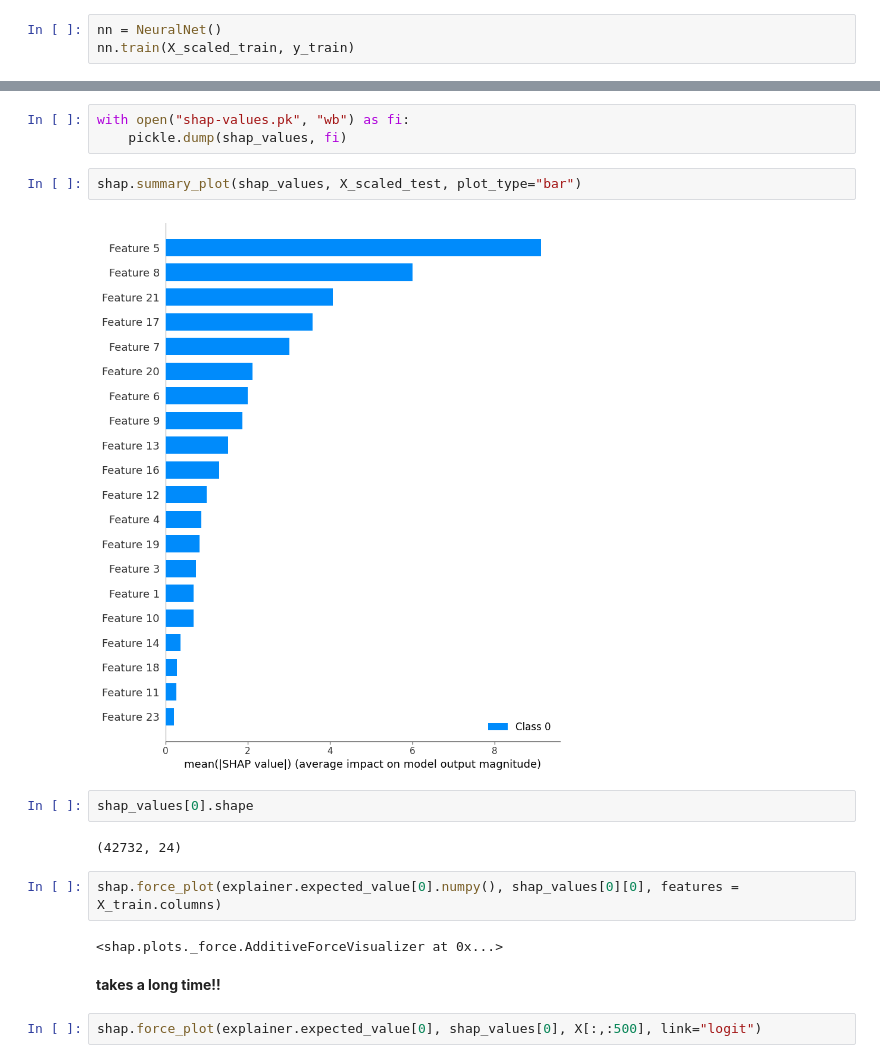
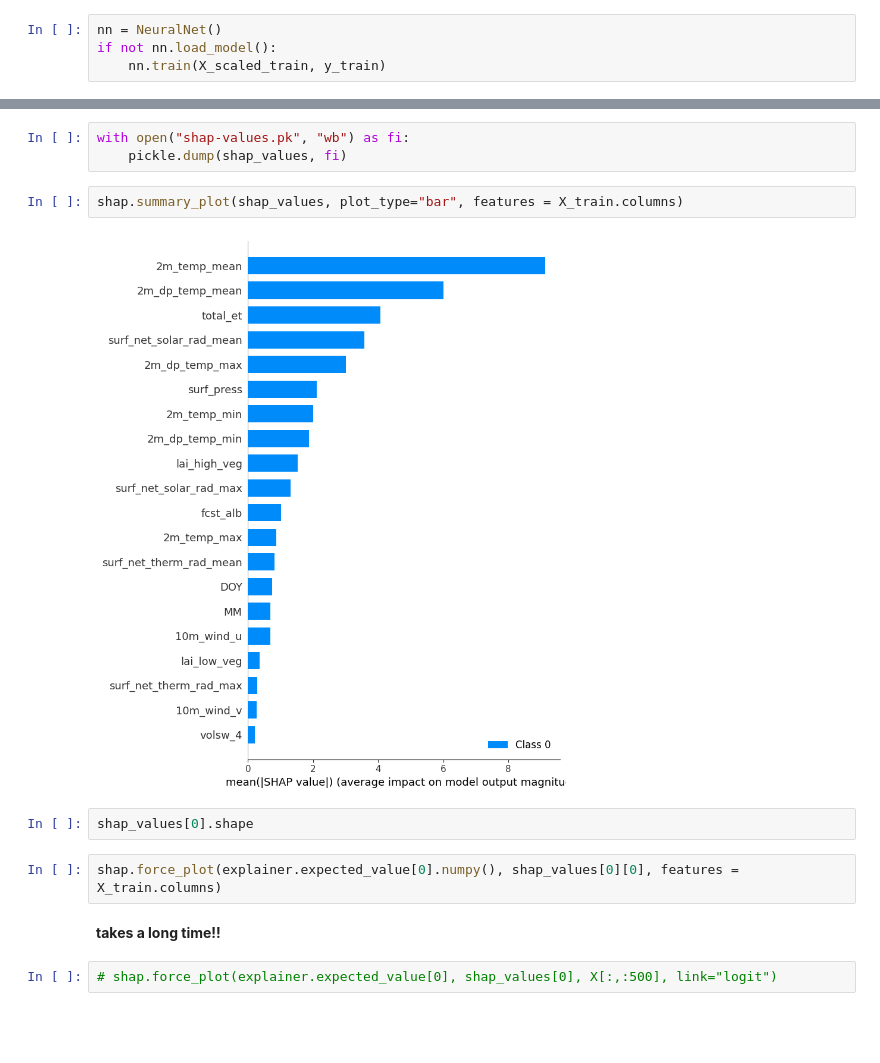
Before and after one commit to MisterXY89/climateAI, a Jupyter notebook: all_models.ipynb, the cells around one changed output, grey strips where cells are left out. Saved outputs shown, nothing was run; the diff lists cells and outputs as text; blank space fills up the shorter version.

```diff
--- a/all_models.ipynb
+++ b/all_models.ipynb
@@ -54,4 +54,5 @@ X_train, X_test, y_train, y_test, X_wins_train, X_wins_test, X_scaled_train, X_s
 ### Training
 # %%
 nn = NeuralNet()
-nn.train(X_scaled_train, y_train)
+if not nn.load_model():
+    nn.train(X_scaled_train, y_train)
@@ -140,18 +111,14 @@ Lambda fuctions will be no more assumed to be used in the statement where they a
 with open("shap-values.pk", "wb") as fi:
     pickle.dump(shap_values, fi)
 # %%
-shap.summary_plot(shap_values, X_scaled_test, plot_type="bar")
+shap.summary_plot(shap_values, plot_type="bar", features = X_train.columns)
 # %% [output]
-[figure, old version]
+[figure, new version]
 # %%
 shap_values[0].shape
-# %% [output]
-(42732, 24)
 # %%
 shap.force_plot(explainer.expected_value[0].numpy(), shap_values[0][0], features = X_train.columns)
-# %% [output]
-<shap.plots._force.AdditiveForceVisualizer at 0x...>
 # %% [markdown]
 **takes a long time!!**
 # %%
-shap.force_plot(explainer.expected_value[0], shap_values[0], X[:,:500], link="logit")
+# shap.force_plot(explainer.expected_value[0], shap_values[0], X[:,:500], link="logit")
```
Also changed, not shown: parts of 3 cells of this notebook, 2 other files.
